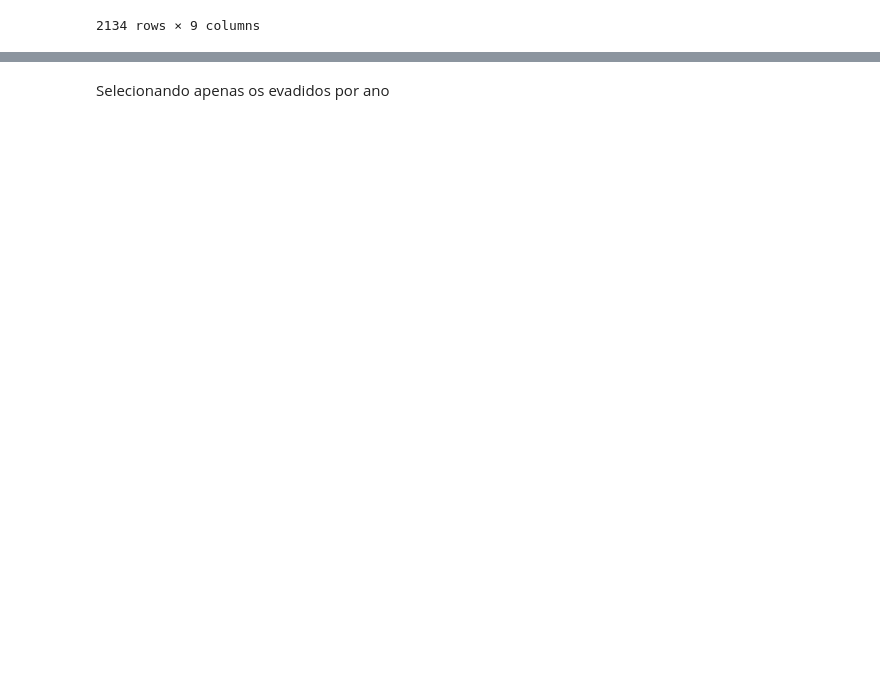
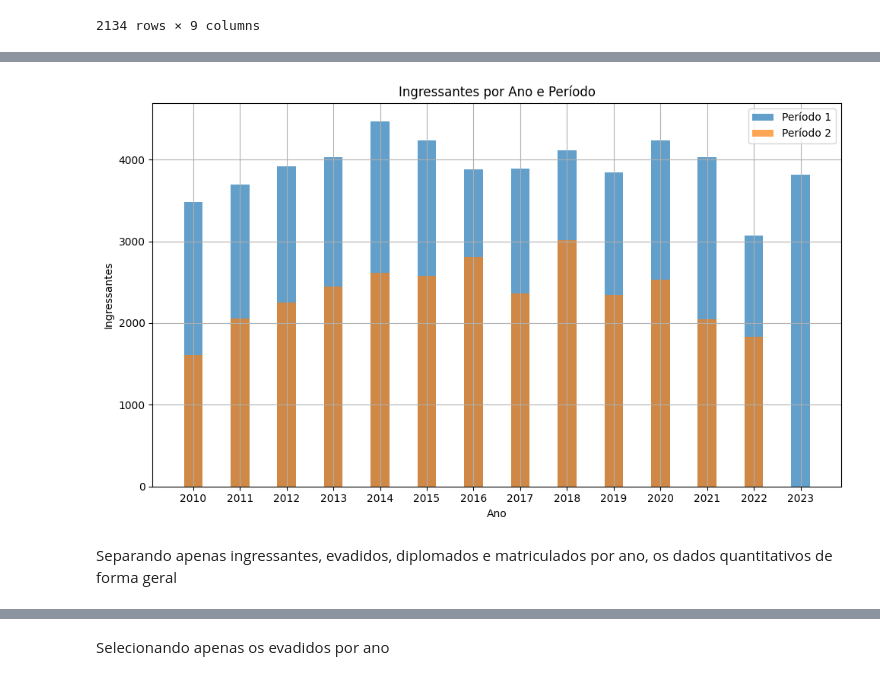
Before and after one commit to psicosleazy-dev/tcc, a Jupyter notebook: start_notebook.ipynb, the cells around one changed output, grey strips where cells are left out. Cells and saved outputs as stored; diff of their text form; code cells hidden in the pictures; blank space fills up the shorter version.

```diff
--- a/start_notebook.ipynb
+++ b/start_notebook.ipynb
@@ -58,0 +97,12 @@ display(df)
+# %%
+# Agrupar os dados por ano e período e calcular as métricas agregadas
+dens_por_ano_periodo = df.groupby(['Ano', 'Periodo']).agg({
+    'Vinculados': 'sum',  # Soma dos vinculados
+    'Matriculados': 'sum',  # Soma dos matriculados
+    'Ingressantes': 'sum',  # Soma dos ingressantes
+    'Diplomados': 'sum',  # Soma dos diplomados
+    'Evadidos': 'sum'  # Soma dos evadidos
+}).reset_index()  # Resetar o índice do DataFrame resultante
+
+# Exibir o DataFrame resultante
+display(dens_por_ano_periodo)
@@ -58,0 +171,23 @@ display(df)
+# %%
+# Agrupar os dados por Ano e Periodo e somar os ingressantes
+df_grouped = dens_por_ano_periodo.groupby(['Ano', 'Periodo']).sum().reset_index()
+
+# Plotar o gráfico de barras
+plt.figure(figsize=(10, 6))
+for i, periodo in enumerate(df_grouped['Periodo'].unique(), start=1):
+    plt.bar(df_grouped[df_grouped['Periodo'] == periodo]['Ano'],
+            df_grouped[df_grouped['Periodo'] == periodo]['Ingressantes'],
+            label=f'Período {periodo}', alpha=0.7, width=0.4, align='center')
+
+plt.xlabel('Ano')
+plt.ylabel('Ingressantes')
+plt.title('Ingressantes por Ano e Período')
+plt.xticks(df_grouped['Ano'].unique())
+plt.legend()
+plt.grid(True)
+plt.tight_layout()
+plt.show()
+# %% [output]
+[figure, added]
+# %% [markdown]
+Separando apenas ingressantes, evadidos, diplomados e matriculados por ano, os dados quantitativos de forma geral
```
Also changed, not shown: parts of 94 cells of this notebook, 35 other files.
